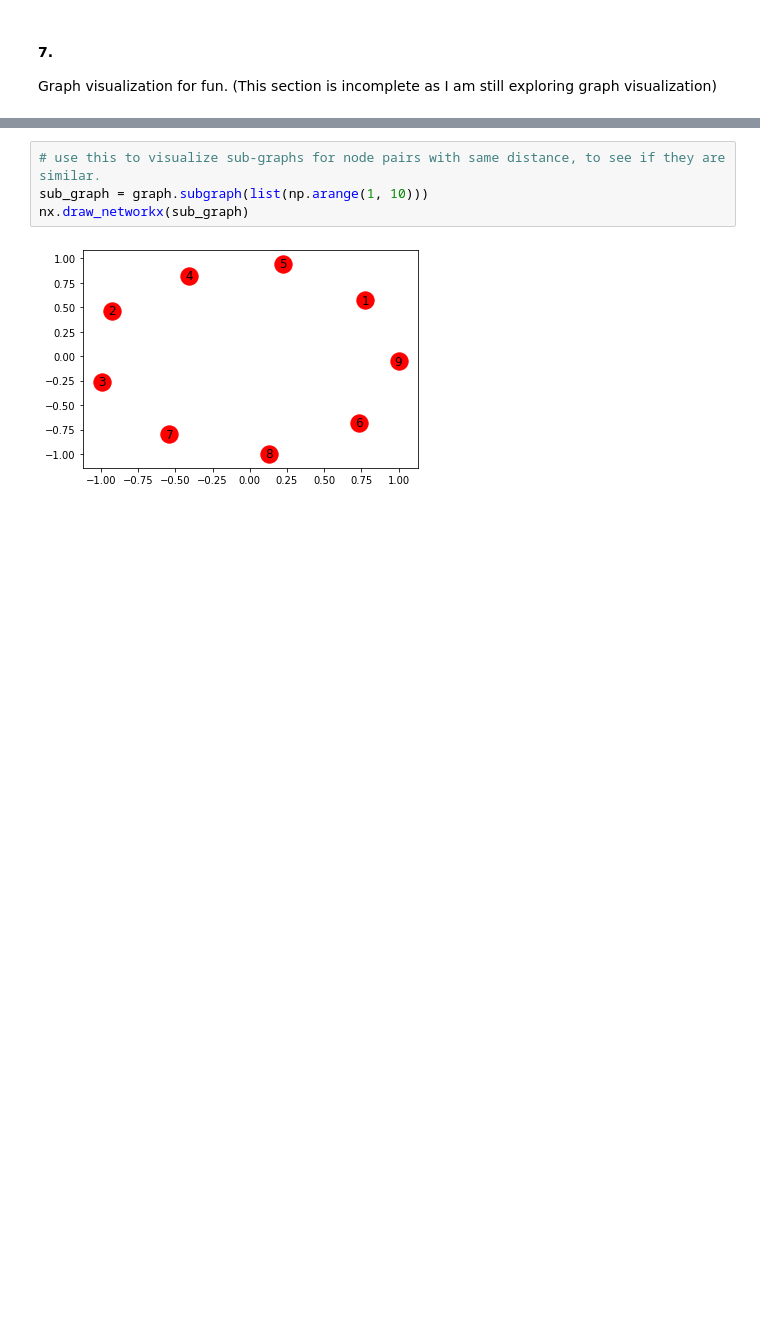
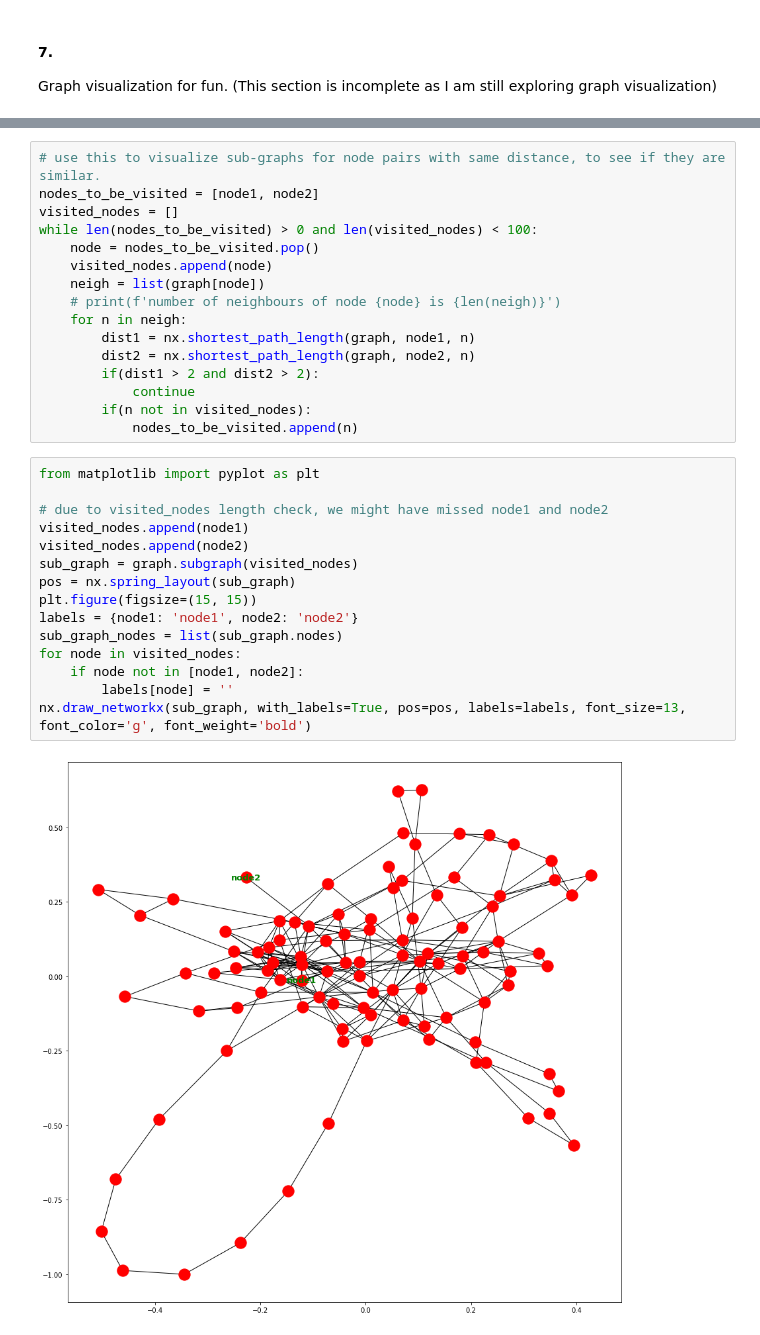
Before and after one commit to nayash/shortest-distance-approx-deep-learning, a Jupyter notebook: src/fun.ipynb, the cells around one changed output, grey strips where cells are left out. Cells and saved outputs as stored; diff of their text form; blank space fills up the shorter version.

Commit message:
graph visualization in fun.ipynb in progress

```diff
--- a/src/fun.ipynb
+++ b/src/fun.ipynb
@@ -152,8 +178,35 @@ np.random.seed(999)
 edgelist_path = '../data/socfb-American75.edgelist'
 graph = nx.read_edgelist(edgelist_path, nodetype=int)
-# %%
-# use this to visualize sub-graphs for node pairs with same distance, to see if they are similar.
-sub_graph = graph.subgraph(list(np.arange(1, 10)))
-nx.draw_networkx(sub_graph)
-# %% [output]
-[figure, removed]
+# %%
+# use this to visualize sub-graphs for node pairs with same distance, to see if they are similar.
+nodes_to_be_visited = [node1, node2]
+visited_nodes = []
+while len(nodes_to_be_visited) > 0 and len(visited_nodes) < 100:
+    node = nodes_to_be_visited.pop()
+    visited_nodes.append(node)
+    neigh = list(graph[node])
+    # print(f'number of neighbours of node {node} is {len(neigh)}')
+    for n in neigh:
+        dist1 = nx.shortest_path_length(graph, node1, n)
+        dist2 = nx.shortest_path_length(graph, node2, n)
+        if(dist1 > 2 and dist2 > 2):
+            continue
+        if(n not in visited_nodes):
+            nodes_to_be_visited.append(n)
+# %%
+from matplotlib import pyplot as plt
+
+# due to visited_nodes length check, we might have missed node1 and node2
+visited_nodes.append(node1)
+visited_nodes.append(node2)
+sub_graph = graph.subgraph(visited_nodes)
+pos = nx.spring_layout(sub_graph)
+plt.figure(figsize=(15, 15))
+labels = {node1: 'node1', node2: 'node2'}
+sub_graph_nodes = list(sub_graph.nodes)
+for node in visited_nodes:
+    if node not in [node1, node2]:
+        labels[node] = ''
+nx.draw_networkx(sub_graph, with_labels=True, pos=pos, labels=labels, font_size=13, font_color='g', font_weight='bold')
+# %% [output]
+[figure, added]
```
Also changed, not shown: parts of 5 cells of this notebook.
